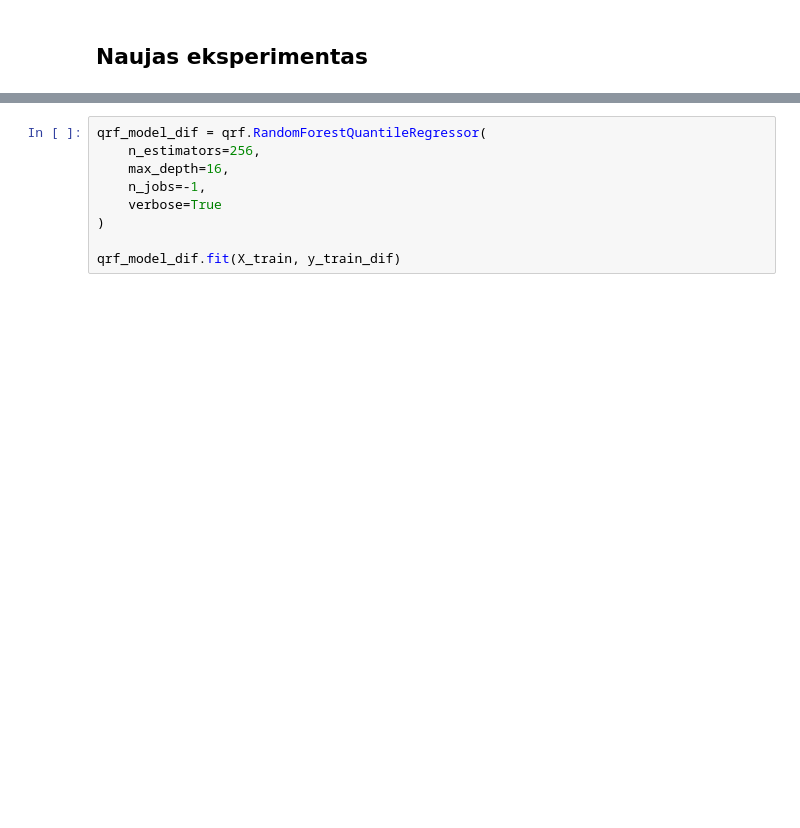
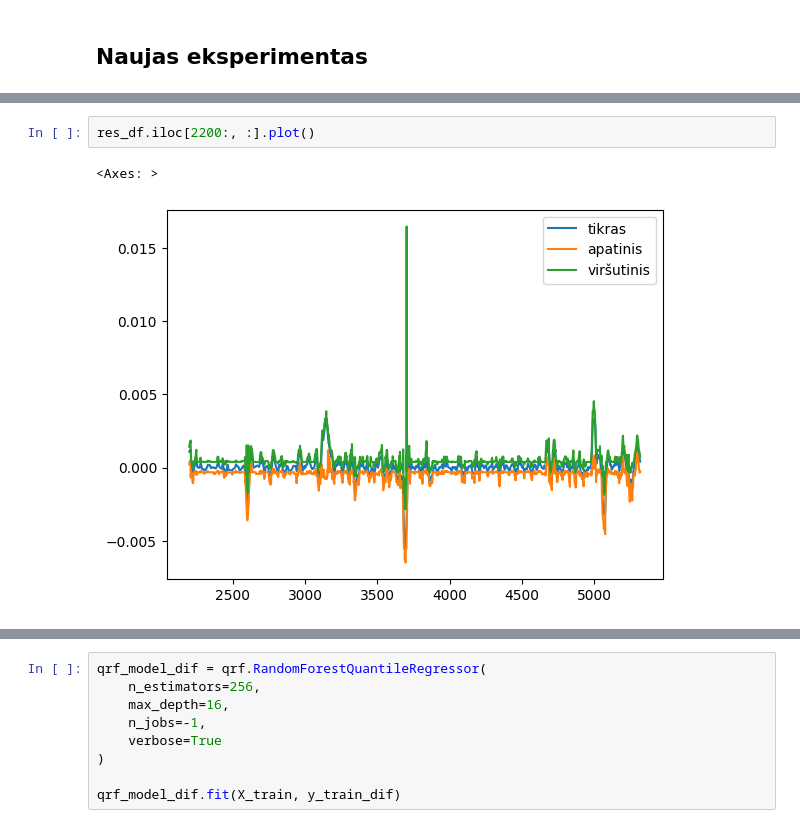
Before and after one commit to lukasjanusauskas/lukas-jan-kursinis-projektas, a Jupyter notebook: notebooks/anomalijos-patikra-qrf.ipynb, the cells around one changed output, grey strips where cells are left out. Saved outputs shown, nothing was run; the diff lists cells and outputs as text; blank space fills up the shorter version.

```diff
--- a/notebooks/anomalijos-patikra-qrf.ipynb
+++ b/notebooks/anomalijos-patikra-qrf.ipynb
@@ -15,0 +51,5 @@ y_train_dif = y_train[:, 0, 1].ravel()
+# %%
+res_df.iloc[2200:, :].plot()
+# %% [output]
+<Axes: >
+[figure, added]
```
Also changed, not shown: parts of 13 cells of this notebook, 9 other files.
